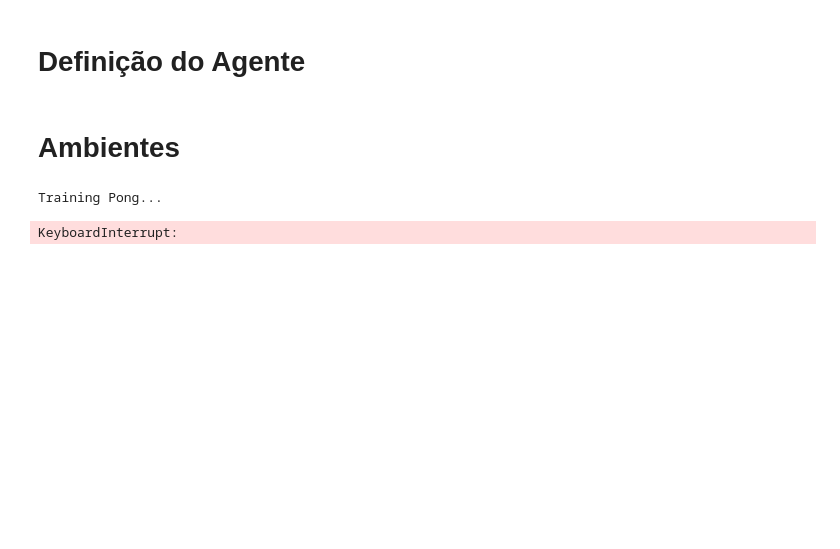
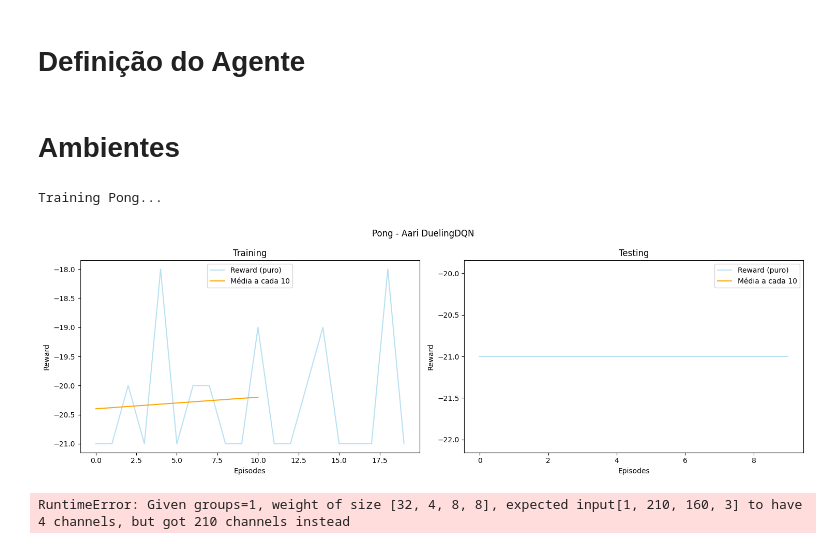
Before and after one commit to PedroLucas63/rl-notebooks, a Jupyter notebook: Deep Q-Learning/AtariPrioritizedDQN.ipynb, the cells around one changed output. Saved outputs shown, nothing was run; the diff lists cells and outputs as text; code cells hidden in the pictures; blank space fills up the shorter version.

```diff
--- a/Deep Q-Learning/AtariPrioritizedDQN.ipynb
+++ b/Deep Q-Learning/AtariPrioritizedDQN.ipynb
@@ -124,7 +130,7 @@ class PrioritizedReplayBuffer:
       self._tree = SumTree(capacity)
 
       # Constantes
-      self.PER_e = 0.01
+      self.PER_e = 1e-6
       self.max_priority = 1.0
 
    def __len__(self):
@@ -365,29 +416,33 @@ class PrioritizedAtariDQNAgent():
 # Ambientes
 # %%
 envs = [
-    ("ALE/Pong-v5",           "Pong",           "pong_per.pt"         ),
-    ("ALE/Breakout-v5",       "Breakout",       "breakout_per.pt"     ),
-    ("ALE/SpaceInvaders-v5",  "SpaceInvaders",  "spaceinvaders_per.pt"),
-    ("ALE/Qbert-v5",          "Q*Bert",         "qbert_per.pt"        ),
+    ("ALE/Pong-v5",           "Pong",           "pong_ataridper.pt"         ),
+    ("ALE/Breakout-v5",       "Breakout",       "breakout_ataridper.pt"     ),
+    ("ALE/SpaceInvaders-v5",  "SpaceInvaders",  "spaceinvaders_ataridper.pt"),
+    ("ALE/Qbert-v5",          "Q*Bert",         "qbert_ataridper.pt"        ),
 ]
 # %%
+
 for env_name, env_title, path in envs:
    print(f"Training {env_title}...")
 
    env = gym.make(env_name, render_mode="rgb_array", frameskip=1)
    env = AtariPreprocessing(env, frame_skip=4, screen_size=84, grayscale_obs=True)
    env = FrameStackObservation(env, 4)
 
-   agent = PrioritizedAtariDQNAgent(env, beta_decay=(1 - 0.4) / 1000)
+   agent = PrioritizedAtariDQNAgent(env, beta_decay=(1 - 0.4) / 20, epsilon_decay=0.9)
 
-   train_rewards = agent.train(1000, verbose=True)
-   test_rewards = agent.evaluate(100, verbose=True)
+   train_rewards = agent.train(20, verbose=True)
+   test_rewards = agent.evaluate(10, verbose=True)
 
-   agent.save(f'checkpoint_atari/{path}')
+   agent.save(f'checkpoint/{path}')
 
-   plot_rewards(train_rewards, test_rewards, f"{env_title} - Prioritized DQN")
+   plot_rewards(train_rewards, test_rewards, f"{env_title} - Aari DuelingDQN")
+
+   agent.render(env, max_steps=500, interval=30, figsize=(6, 6))
 
    print("Done!\n")
 # %% [output]
 Training Pong...
+[figure, added]
-KeyboardInterrupt:
+RuntimeError: Given groups=1, weight of size [32, 4, 8, 8], expected input[1, 210, 160, 3] to have 4 channels, but got 210 channels instead
```
Also changed, not shown: parts of 3 cells of this notebook, 36 other files.
